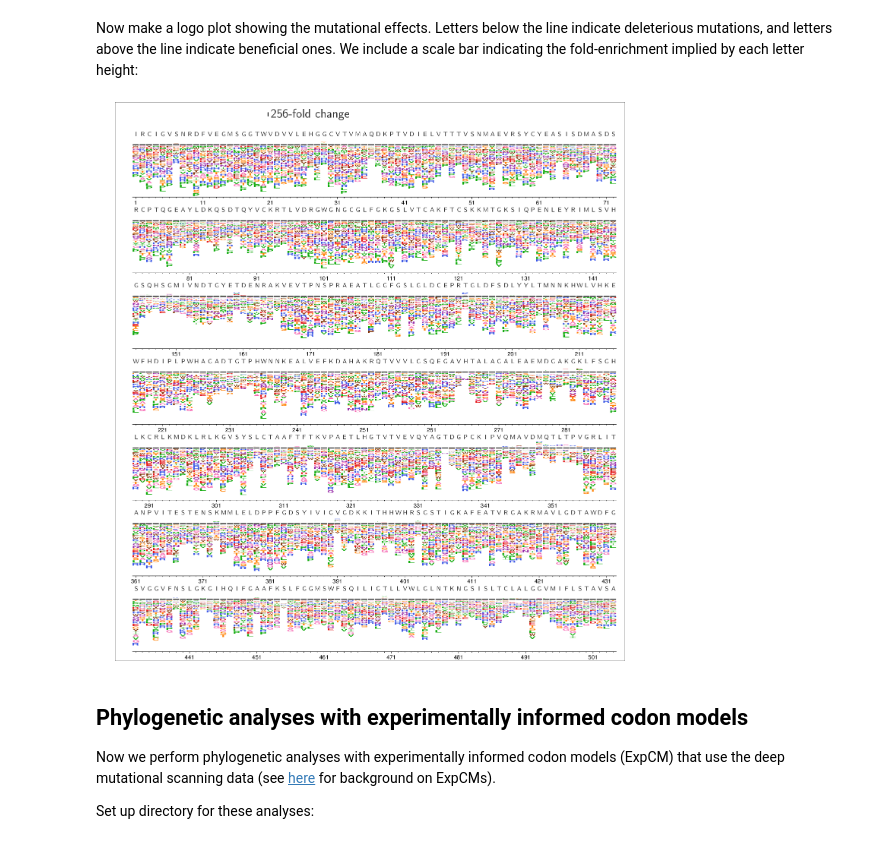
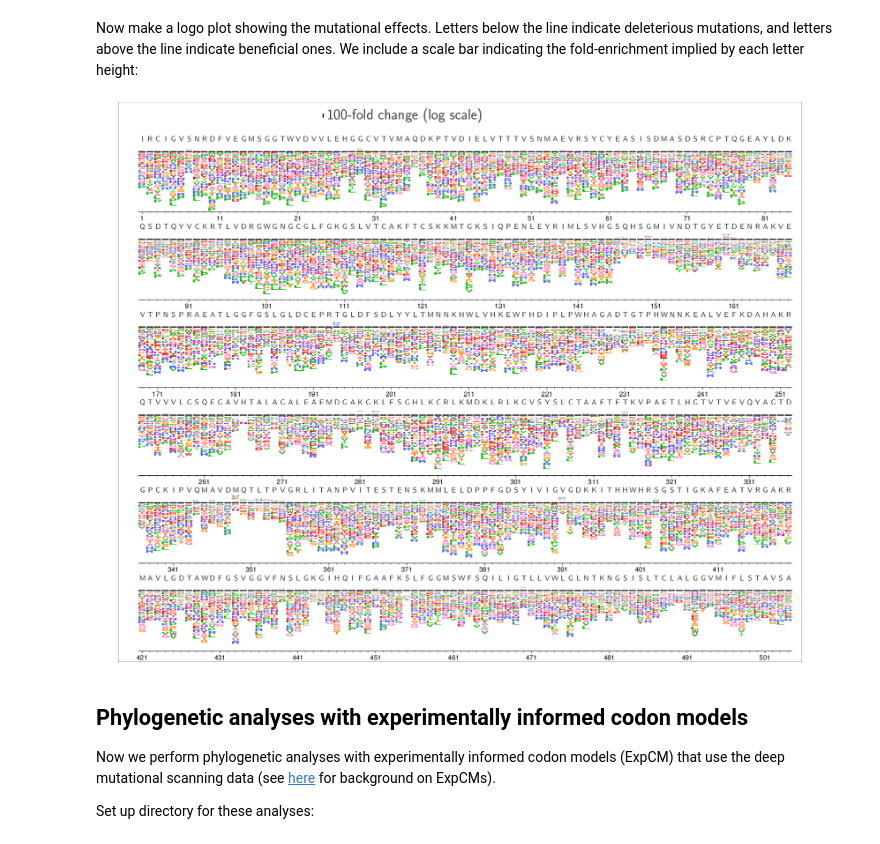
Before and after one commit to jbloomlab/ZIKV_DMS_with_EvansLab, a Jupyter notebook: analysis_notebook.ipynb, the cells around one changed output. Saved outputs shown, nothing was run; the diff lists cells and outputs as text; code cells hidden in the pictures.

```diff
--- a/analysis_notebook.ipynb
+++ b/analysis_notebook.ipynb
@@ -352,16 +357,16 @@ We include a scale bar indicating the fold-enrichment implied by each letter hei
 # %%
 log = ! dms2_logoplot \
         --muteffects {muteffectsfile} \
         --name unscaled \
         --outdir {logodir} \
-        --nperline 72 \
+        --nperline 84 \
         --overlay1 {wtoverlayfile} wildtype wildtype \
-        --scalebar 8 "256-fold change" \
+        --scalebar 6.64 "100-fold change (log scale)" \
         --use_existing {use_existing}
 
 showPDF(os.path.join(logodir, 'unscaled_muteffects.pdf'))
 # %% [output]
-[figure, old version]
+[figure, new version]
 # %% [markdown]
 ## Phylogenetic analyses with experimentally informed codon models
 Now we perform phylogenetic analyses with experimentally informed codon models (ExpCM) that use the deep mutational scanning data (see [here](https://peerj.com/articles/3657/) for background on ExpCMs).
```
Also changed, not shown: parts of 37 cells of this notebook, 43 other files.
